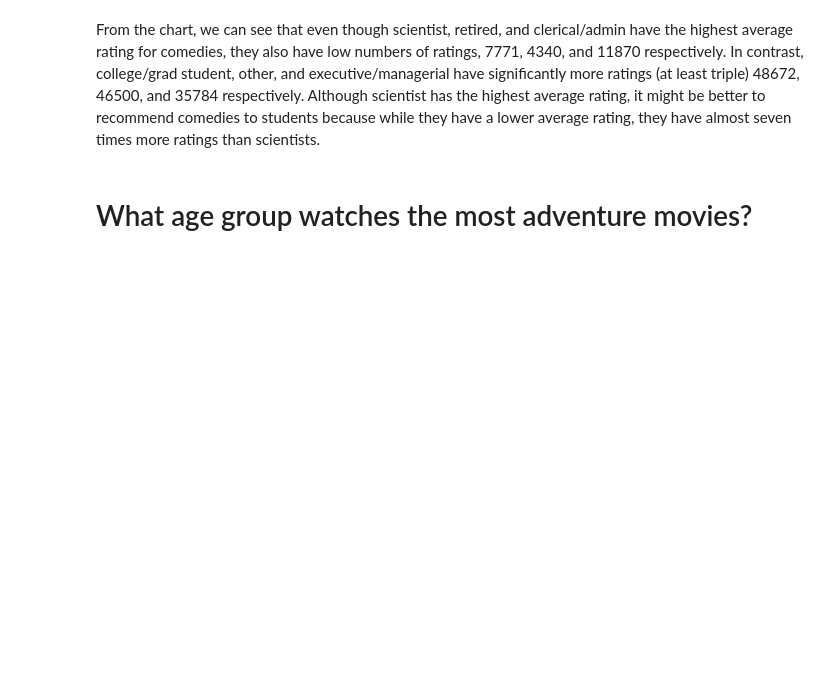
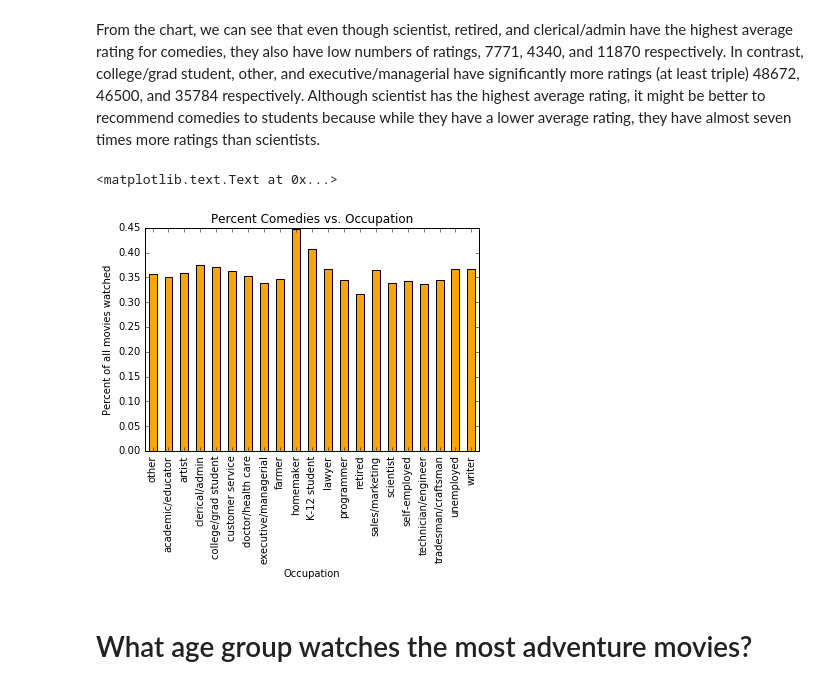
Before and after one commit to awkweb/DS501, a Jupyter notebook: 2/CaseStudy2.ipynb, the cells around one changed output. Cells and saved outputs as stored; diff of their text form; code cells hidden in the pictures; blank space fills up the shorter version.

```diff
--- a/2/CaseStudy2.ipynb
+++ b/2/CaseStudy2.ipynb
@@ -1545,14 +1578,14 @@ RANGE: 0.285778561855
 # %% [markdown]
 When comparing the average rating versus occuptation for comedy movies, scientists have the highest average rating (3.687170) followed by retired (3.663825) and clerical/admin (3.601516). Does this mean that those occupations are most likely to enjoy comedies? Possibly, but since we are using mean as our comparison metric and the range of the data is 0.285, we also looked at the number of comedy ratings per occupation.
 # %%
-job_avg_ratings = comedy_data.pivot_table('title', index='occupation', aggfunc='count')
-job_avg_ratings.rename(index={0:'other', 1:'academic/educator',2: 'artist',3: 'clerical/admin',4: 'college/grad student',
+job_total_comedy_ratings = comedy_data.pivot_table('title', index='occupation', aggfunc='count')
+job_total_comedy_ratings.rename(index={0:'other', 1:'academic/educator',2: 'artist',3: 'clerical/admin',4: 'college/grad student',
                                   5: 'customer service',6: 'doctor/health care',7:'executive/managerial',8:'farmer',
                                   9: 'homemaker',10: 'K-12 student',11: 'lawyer',12 :'programmer',13: 'retired',
                                   14:'sales/marketing',15:'scientist',16: 'self-employed',17: 'technician/engineer',
                                   18: 'tradesman/craftsman',19 :'unemployed',20: 'writer'}, inplace=True)
-print job_avg_ratings
-job_avg_ratings.plot(kind='bar', color='blue')
+print job_total_comedy_ratings
+job_total_comedy_ratings.plot(kind='bar', color='blue')
 plt.title('Comedies Rated vs. Occupation')
 plt.xlabel('Occupation')
 plt.ylabel('Number of Ratings')
@@ -1578,6 +1611,22 @@ Name: title, dtype: int64
 [figure]
 # %% [markdown]
 From the chart, we can see that even though scientist, retired, and clerical/admin have the highest average rating for comedies, they also have low numbers of ratings, 7771, 4340, and 11870 respectively. In contrast, college/grad student, other, and executive/managerial have significantly more ratings (at least triple) 48672, 46500, and 35784 respectively. Although scientist has the highest average rating, it might be better to recommend comedies to students because while they have a lower average rating, they have almost seven times more ratings than scientists.
+# %%
+job_total_ratings = data.pivot_table('title', index='occupation', aggfunc='count')
+job_total_ratings.rename(index={0:'other', 1:'academic/educator',2: 'artist',3: 'clerical/admin',4: 'college/grad student',
+                                  5: 'customer service',6: 'doctor/health care',7:'executive/managerial',8:'farmer',
+                                  9: 'homemaker',10: 'K-12 student',11: 'lawyer',12 :'programmer',13: 'retired',
+                                  14:'sales/marketing',15:'scientist',16: 'self-employed',17: 'technician/engineer',
+                                  18: 'tradesman/craftsman',19 :'unemployed',20: 'writer'}, inplace=True)
+
+job_percent_comedy_ratings = job_total_comedy_ratings / job_total_ratings
+job_percent_comedy_ratings.plot(kind='bar', color='orange')
+plt.title('Percent Comedies vs. Occupation')
+plt.xlabel('Occupation')
+plt.ylabel('Percent of all movies watched')
+# %% [output]
+<matplotlib.text.Text at 0x...>
+[figure, added]
 # %% [markdown]
 # What age group watches the most adventure movies?
 # %%
```
Also changed, not shown: parts of 8 cells of this notebook, 1 other file.
